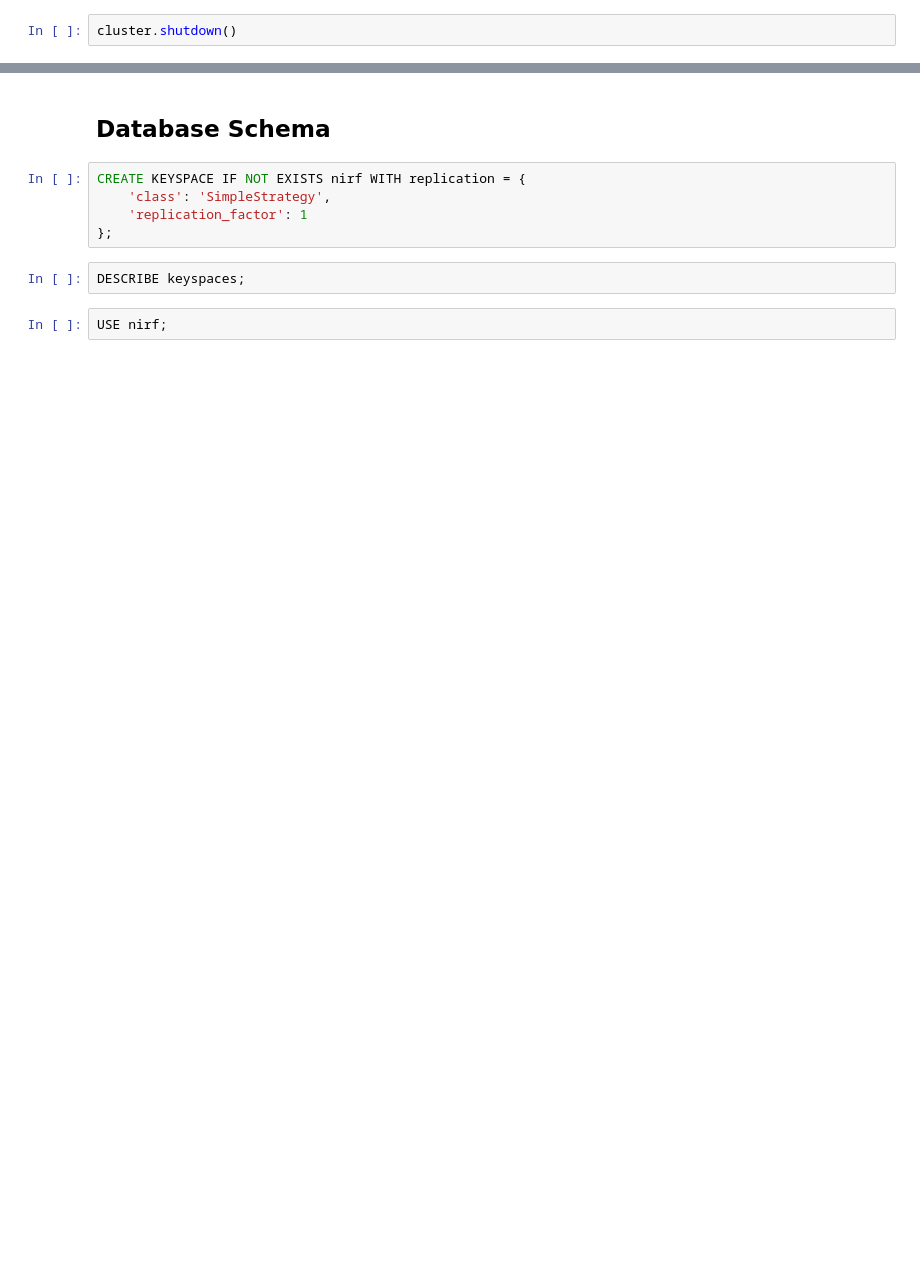
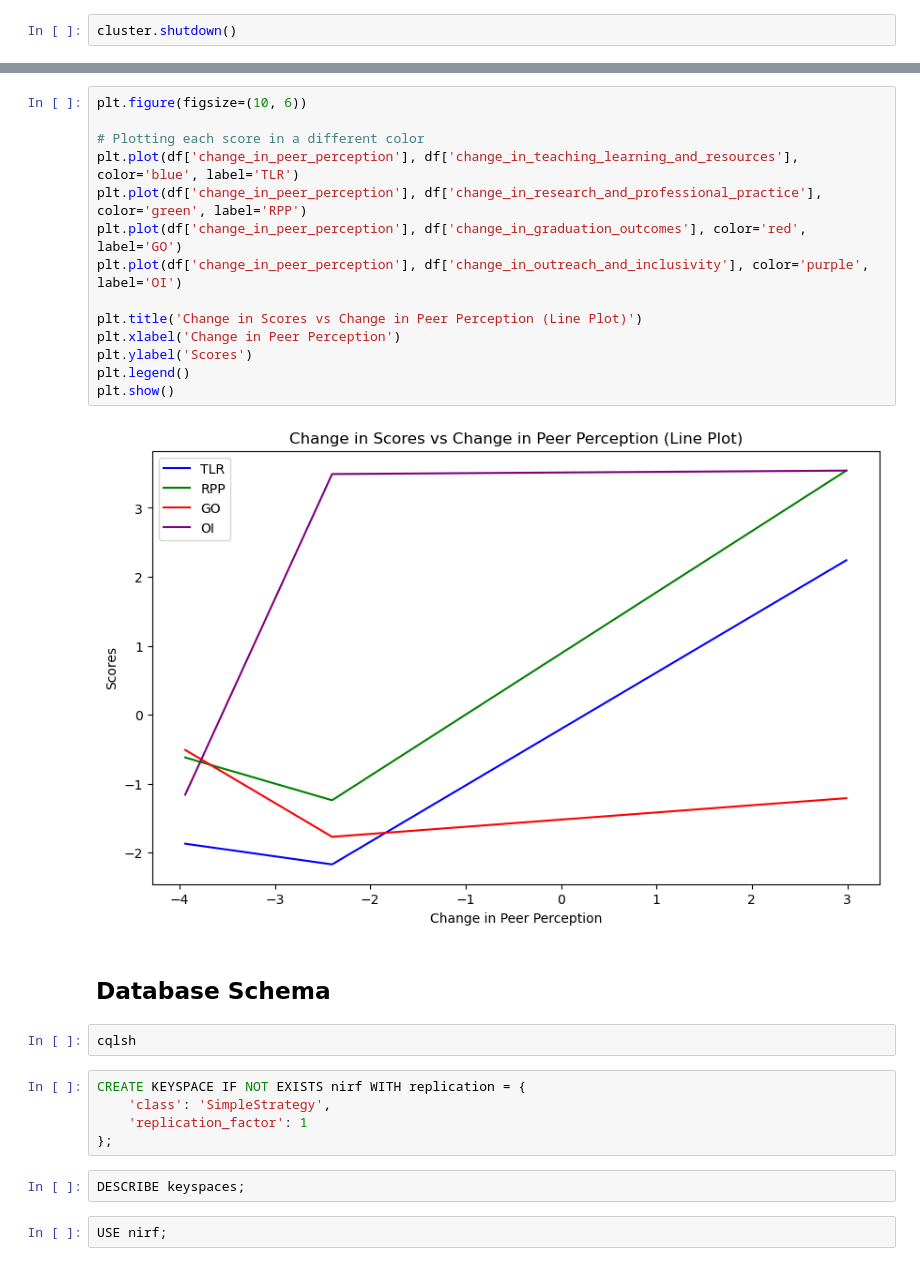
Before and after one commit to Xilandia/NIRF-Rankings, a Jupyter notebook: Dataset Workspace.ipynb, the cells around one changed output, grey strips where cells are left out. Cells and saved outputs as stored; diff of their text form; blank space fills up the shorter version.

```diff
--- a/Dataset Workspace.ipynb
+++ b/Dataset Workspace.ipynb
@@ -57,5 +233,23 @@ plt.show()
+# %%
+plt.figure(figsize=(10, 6))
+
+# Plotting each score in a different color
+plt.plot(df['change_in_peer_perception'], df['change_in_teaching_learning_and_resources'], color='blue', label='TLR')
+plt.plot(df['change_in_peer_perception'], df['change_in_research_and_professional_practice'], color='green', label='RPP')
+plt.plot(df['change_in_peer_perception'], df['change_in_graduation_outcomes'], color='red', label='GO')
+plt.plot(df['change_in_peer_perception'], df['change_in_outreach_and_inclusivity'], color='purple', label='OI')
+
+plt.title('Change in Scores vs Change in Peer Perception (Line Plot)')
+plt.xlabel('Change in Peer Perception')
+plt.ylabel('Scores')
+plt.legend()
+plt.show()
+# %% [output]
+[figure, added]
 # %% [markdown]
 ## Database Schema
+# %%
+cqlsh
 # %%
 CREATE KEYSPACE IF NOT EXISTS nirf WITH replication = {
     'class': 'SimpleStrategy',
```
Also changed, not shown: parts of 19 cells of this notebook.
